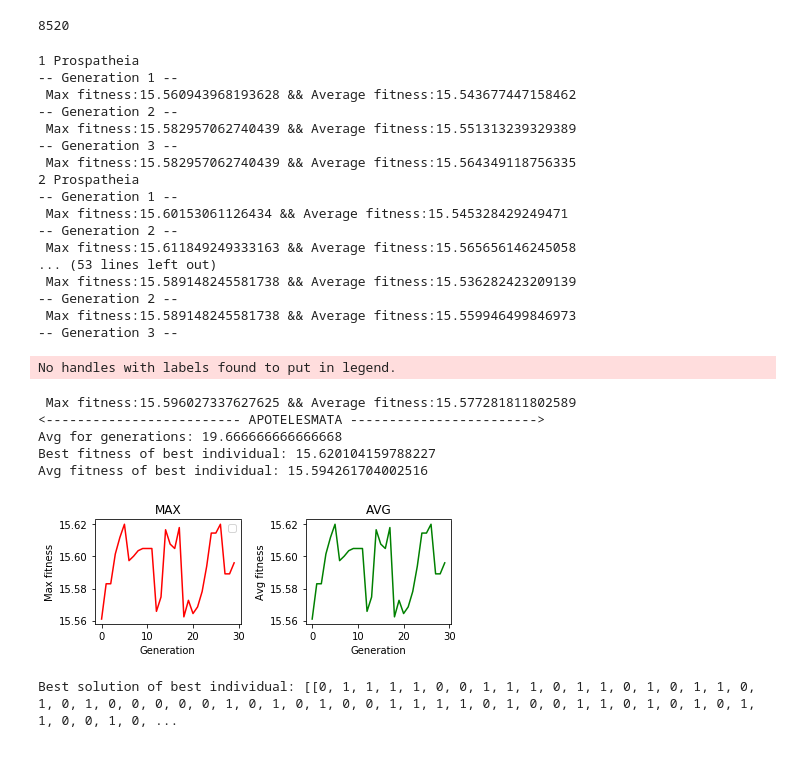
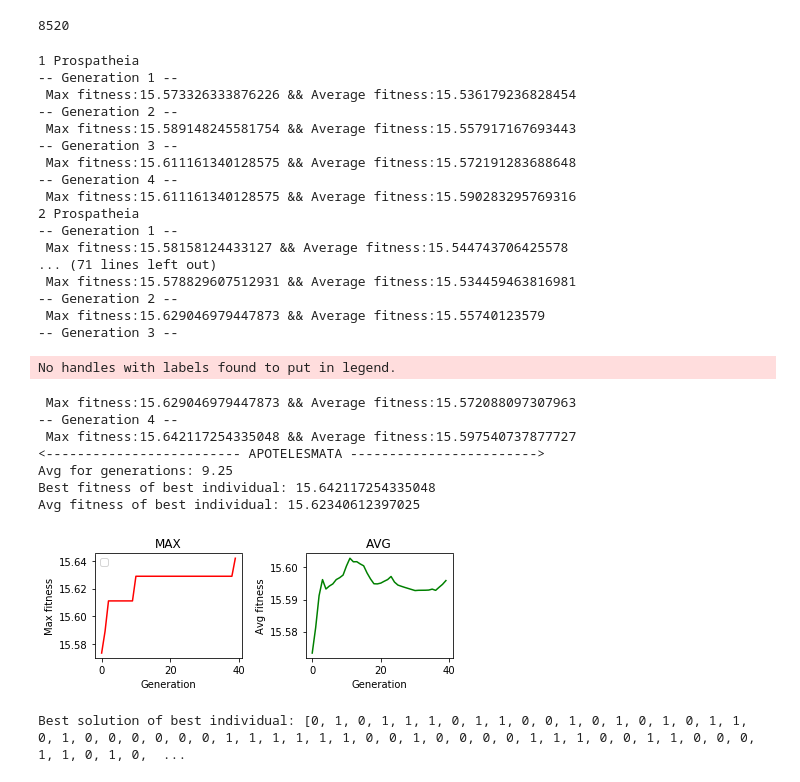
Before and after one commit to Pspetz/Computational-Intelligence-partB, a Jupyter notebook: my_final_ga.ipynb, the cells around one changed output. Cells and saved outputs as stored; diff of their text form; code cells hidden in the pictures.

```diff
--- a/my_final_ga.ipynb
+++ b/my_final_ga.ipynb
@@ -145,6 +145,7 @@ BestFitness = list()
 genbest=list()
 best={}
 final_Bestfitness=list()
+X=[]
 
 def main(population_size,prob_cross,prob_mutation):
 
@@ -177,17 +178,17 @@ def main(population_size,prob_cross,prob_mutation):
 
     # Variable keeping track of the number of generations
       generation=0
-      g = 18
+      g = 7
       #Save to fitness pou exoume
       previous_fit=max(fits)
       #best fitness apo oles tis genies
       bestfitness=0
       term = False
-      max_gen=20
+      max_gen=10
       gen_best_unchanged = 0
       gen_term_cond = int(0.1 * max_gen)
   # Begin the evolution
-      while not term:
+      while term==False :
         generation +=1
 
     # A new generation
@@ -232,10 +233,10 @@ def main(population_size,prob_cross,prob_mutation):
         if g >= max_gen:
             term = True
         # best individual of gen is <1% better than best individual of previous gen
-        elif (g > 20) and max(fits) < (1.001*previous_fit):
+        elif (g > 25) and max(fits) < (1.001*previous_fit):
             term = True
         # best individual of gen is same as best individual of previous gen
-        elif (g > 20) and previous_fit == max(fits):
+        elif (g > 25) and previous_fit == max(fits):
             gen_best_unchanged += 1
             if gen_best_unchanged > gen_term_cond:
                 term = True
@@ -276,61 +277,64 @@ def main(population_size,prob_cross,prob_mutation):
 
         #Vale stin lista mono to megalutero stoixio pou vrikes
         BestFitnessForAllGens.append(max(BestFitnessPerGens))
+        X.append(mean(BestFitnessPerGens))
 #################################################################################
 
 
 ################################################################################
 
-  best_ind =tools.selBest(pop,1)
+  best_ind =tools.selBest(pop,1)[0]
   print("<------------------------- APOTELESMATA ------------------------>")
   print("Avg for generations:",mean(Howmanygenerations))
-  print("Best fitness of best individual:",np.amax(max(maxFitness_all_gen)))
-  print("Avg fitness of best individual:",np.mean(maxFitness_all_gen))
+  print("Best fitness of best individual:",np.amax(max(BestFitnessForAllGens)))
+  print("Avg fitness of best individual:",np.mean(BestFitnessForAllGens))
 
 
   plt.figure(0)
   plt.subplot(2, 2, 1)
-  plt.plot(maxFitness_all_gen,color='red')
+  plt.plot(BestFitnessForAllGens,color='red')
   plt.title("MAX")
   plt.ylabel("Max fitness")
   plt.xlabel("Generation")
   plt.legend()
 
   plt.subplot(2, 2, 2)
-  plt.plot(maxFitness_all_gen,color="green")
+  plt.plot(X,color="green")
   plt.title("AVG")
   plt.ylabel("Avg fitness")
   plt.xlabel("Generation")
   plt.tight_layout()
   plt.show()
 
   print("Best solution of best individual:",(best_ind))
 
 
 main(population_size,prob_cross,prob_mutation)
 # %% [output]
 1 Prospatheia
 -- Generation 1 --
- Max fitness:15.560943968193628 && Average fitness:15.543677447158462
+ Max fitness:15.573326333876226 && Average fitness:15.536179236828454
 -- Generation 2 --
- Max fitness:15.582957062740439 && Average fitness:15.551313239329389
+ Max fitness:15.589148245581754 && Average fitness:15.557917167693443
 -- Generation 3 --
- Max fitness:15.582957062740439 && Average fitness:15.564349118756335
+ Max fitness:15.611161340128575 && Average fitness:15.572191283688648
+-- Generation 4 --
+ Max fitness:15.611161340128575 && Average fitness:15.590283295769316
 2 Prospatheia
 -- Generation 1 --
- Max fitness:15.60153061126434 && Average fitness:15.545328429249471
+ Max fitness:15.58158124433127 && Average fitness:15.544743706425578
+... (71 lines left out)
+ Max fitness:15.578829607512931 && Average fitness:15.534459463816981
 -- Generation 2 --
- Max fitness:15.611849249333163 && Average fitness:15.565656146245058
-... (53 lines left out)
- Max fitness:15.589148245581738 && Average fitness:15.536282423209139
--- Generation 2 --
- Max fitness:15.589148245581738 && Average fitness:15.559946499846973
+ Max fitness:15.629046979447873 && Average fitness:15.55740123579
 -- Generation 3 --
 No handles with labels found to put in legend.
- Max fitness:15.596027337627625 && Average fitness:15.577281811802589
+ Max fitness:15.629046979447873 && Average fitness:15.572088097307963
+-- Generation 4 --
+ Max fitness:15.642117254335048 && Average fitness:15.597540737877727
 <------------------------- APOTELESMATA ------------------------>
-Avg for generations: 19.666666666666668
-Best fitness of best individual: 15.620104159788227
-Avg fitness of best individual: 15.594261704002516
+Avg for generations: 9.25
+Best fitness of best individual: 15.642117254335048
+Avg fitness of best individual: 15.62340612397025
-[figure, old version]
+[figure, new version]
-Best solution of best individual: [[0, 1, 1, 1, 1, 0, 0, 1, 1, 1, 0, 1, 1, 0, 1, 0, 1, 1, 0, 1, 0, 1, 0, 0, 0, 0, 0, 1, 0, 1, 0, 1, 0, 0, 1, 1, 1, 1, 0, 1, 0, 0, 1, 1, 0, 1, 0, 1, 0, 1, 1, 0, 0, 1, 0, ...
+Best solution of best individual: [0, 1, 0, 1, 1, 1, 0, 1, 1, 0, 0, 1, 0, 1, 0, 1, 0, 1, 1, 0, 1, 0, 0, 0, 0, 0, 0, 1, 1, 1, 1, 1, 1, 0, 0, 1, 0, 0, 0, 0, 1, 1, 1, 0, 0, 1, 1, 0, 0, 0, 1, 1, 0, 1, 0,  ...
```
Also changed, not shown: parts of 1 cell of this notebook.
